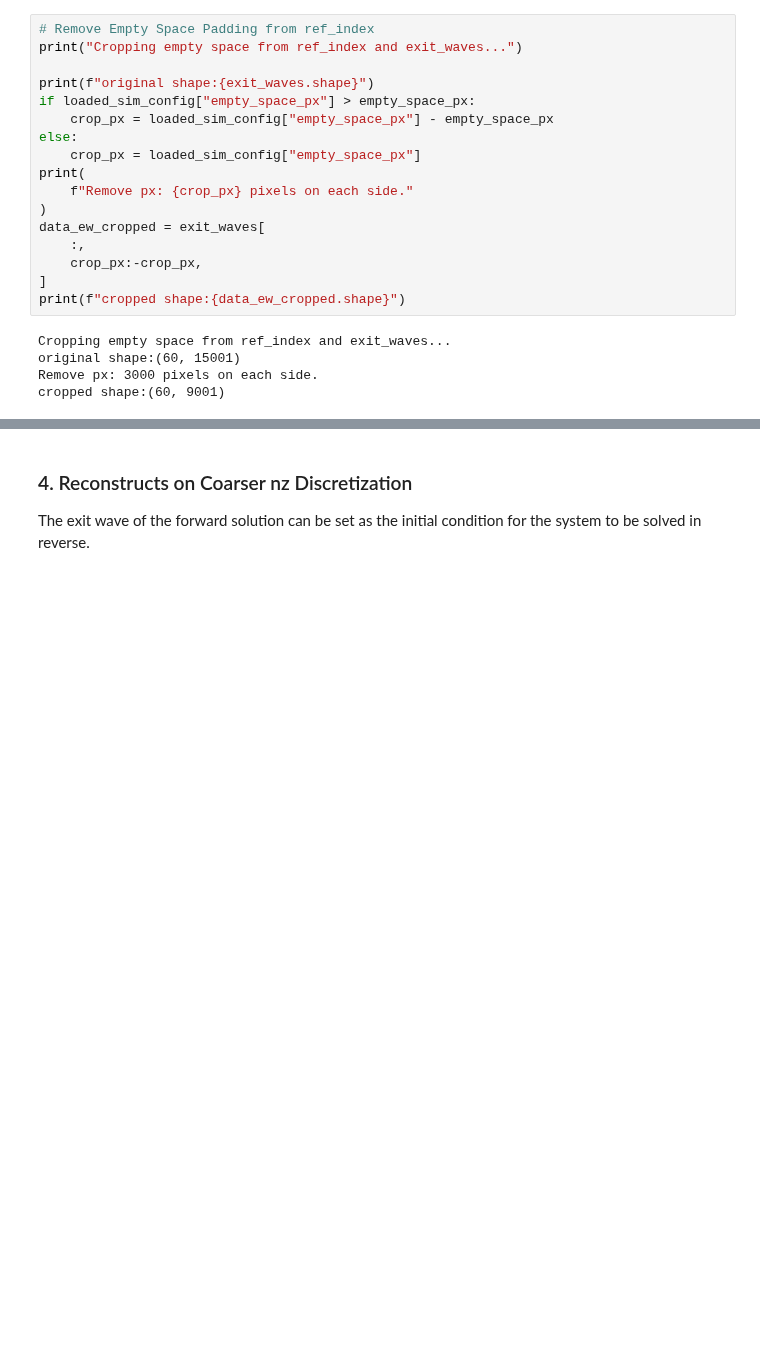
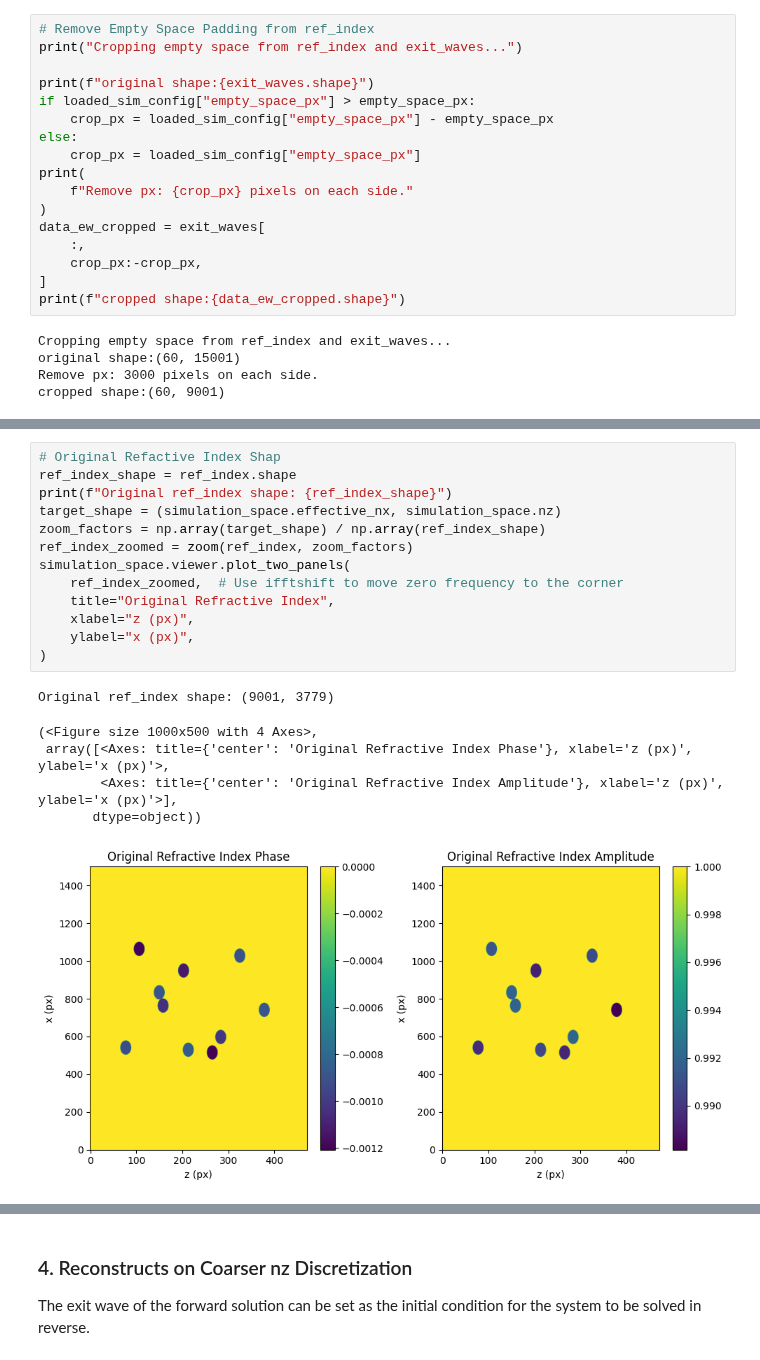
Before and after one commit to bryceshirley/thick_ptycho, a Jupyter notebook: notebooks/2D_examples/2.reconstructions.ipynb, the cells around one changed output, grey strips where cells are left out. Drawn from its saved outputs; the diff is of its cells as text; blank space fills up the shorter version.

```diff
--- a/notebooks/2D_examples/2.reconstructions.ipynb
+++ b/notebooks/2D_examples/2.reconstructions.ipynb
@@ -157,2 +153,22 @@ Coarse exit waves shape: (60, 1501)
 [figure]
 [figure]
+# %%
+# Original Refactive Index Shap
+ref_index_shape = ref_index.shape
+print(f"Original ref_index shape: {ref_index_shape}")
+target_shape = (simulation_space.effective_nx, simulation_space.nz)
+zoom_factors = np.array(target_shape) / np.array(ref_index_shape)
+ref_index_zoomed = zoom(ref_index, zoom_factors)
+simulation_space.viewer.plot_two_panels(
+    ref_index_zoomed,  # Use ifftshift to move zero frequency to the corner
+    title="Original Refractive Index",
+    xlabel="z (px)",
+    ylabel="x (px)",
+)
+# %% [output]
+Original ref_index shape: (9001, 3779)
+(<Figure size 1000x500 with 4 Axes>,
+ array([<Axes: title={'center': 'Original Refractive Index Phase'}, xlabel='z (px)', ylabel='x (px)'>,
+        <Axes: title={'center': 'Original Refractive Index Amplitude'}, xlabel='z (px)', ylabel='x (px)'>],
+       dtype=object))
+[figure, added]
```
Also changed, not shown: parts of 6 cells of this notebook, 4 other files.
